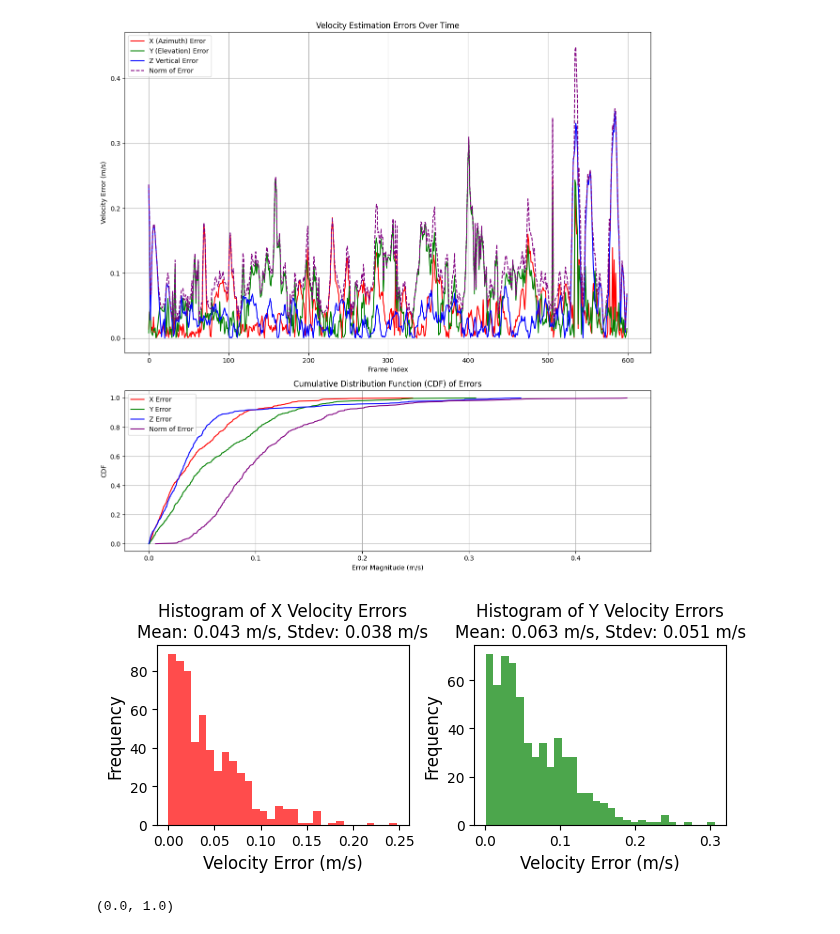
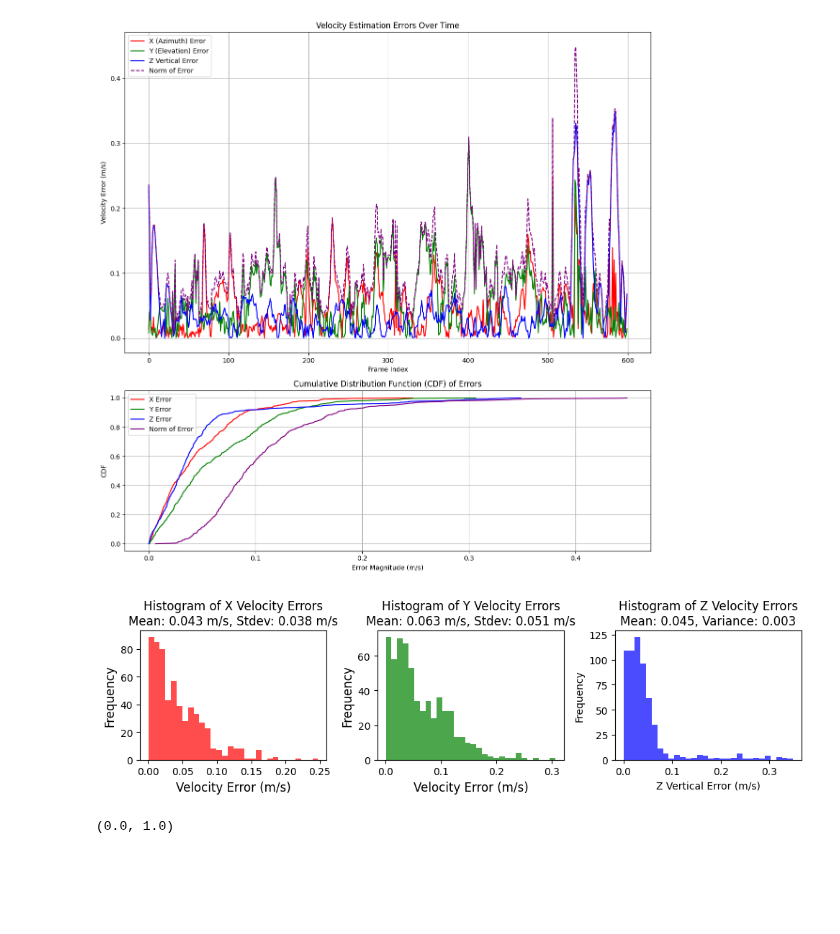
Before and after one commit to davidmhunt/mmwave_radar_processing, a Jupyter notebook: notebooks/hermes_testing_vel_estimation_outward_points.ipynb, the cells around one changed output. Drawn from its saved outputs; the diff is of its cells as text; code cells hidden in the pictures; blank space fills up the shorter version.

```diff
--- a/notebooks/hermes_testing_vel_estimation_outward_points.ipynb
+++ b/notebooks/hermes_testing_vel_estimation_outward_points.ipynb
@@ -266,41 +268,41 @@ Norm     0.106599  0.091475  0.122918
 # %%
 vel_est = np.stack(velocity_estimator.history_estimated,axis=0)
 vel_gt = np.stack(velocity_estimator.history_gt,axis=0)
 
 x_errors = np.abs(vel_est[start_idx:end_idx,0] - vel_gt[start_idx:end_idx,0])
 y_errors = np.abs(vel_est[start_idx:end_idx,1] - vel_gt[start_idx:end_idx,1])
 z_errors = np.abs(vel_est[start_idx:end_idx,2] - -1 * vel_gt[start_idx:end_idx,2]) #TODO: Fix this
 
-fig, axs = plt.subplots(1, 2, figsize=(6.5, 3))
+fig, axs = plt.subplots(1, 3, figsize=(10, 3))
 
 # Calculate mean and variance for X errors
 x_mean = np.mean(x_errors)
 x_variance = np.std(x_errors)
 axs[0].hist(x_errors, bins=30, color='red', alpha=0.7)
 axs[0].set_xlabel("Velocity Error (m/s)",fontsize=plotter.font_size_axis_labels)
 axs[0].set_ylabel("Frequency",fontsize=plotter.font_size_axis_labels)
 axs[0].set_title(f"Histogram of X Velocity Errors\nMean: {x_mean:.3f} m/s, Stdev: {x_variance:.3f} m/s",fontsize=plotter.font_size_axis_labels)
 
 # Calculate mean and variance for Y errors
 y_mean = np.mean(y_errors)
 y_variance = np.std(y_errors)
 axs[1].hist(y_errors, bins=30, color='green', alpha=0.7)
 axs[1].set_xlabel("Velocity Error (m/s)",fontsize=plotter.font_size_axis_labels)
 axs[1].set_ylabel("Frequency",fontsize=plotter.font_size_axis_labels)
 axs[1].set_title(f"Histogram of Y Velocity Errors\nMean: {y_mean:.3f} m/s, Stdev: {y_variance:.3f} m/s",fontsize=plotter.font_size_axis_labels)
 
 # Calculate mean and variance for Z errors
-# z_mean = np.mean(z_errors)
-# z_variance = np.var(z_errors)
-# axs[2].hist(z_errors, bins=30, color='blue', alpha=0.7)
-# axs[2].set_xlabel("Z Vertical Error (m/s)")
-# axs[2].set_ylabel("Frequency")
-# axs[2].set_title(f"Histogram of Z Velocity Errors\nMean: {z_mean:.3f}, Variance: {z_variance:.3f}")
+z_mean = np.mean(z_errors)
+z_variance = np.var(z_errors)
+axs[2].hist(z_errors, bins=30, color='blue', alpha=0.7)
+axs[2].set_xlabel("Z Vertical Error (m/s)")
+axs[2].set_ylabel("Frequency")
+axs[2].set_title(f"Histogram of Z Velocity Errors\nMean: {z_mean:.3f}, Variance: {z_variance:.3f}")
 
 plt.tight_layout()
 plt.show()
 # %% [output]
-[figure, old version]
+[figure, new version]
 # %%
 inlier_stats = np.stack(velocity_estimator.history_R2_statistics,axis=0)
 plt.plot(inlier_stats[20:,0],label="Azimuth Residuals")
```
Also changed, not shown: parts of 1 cell of this notebook, 10 other files.
